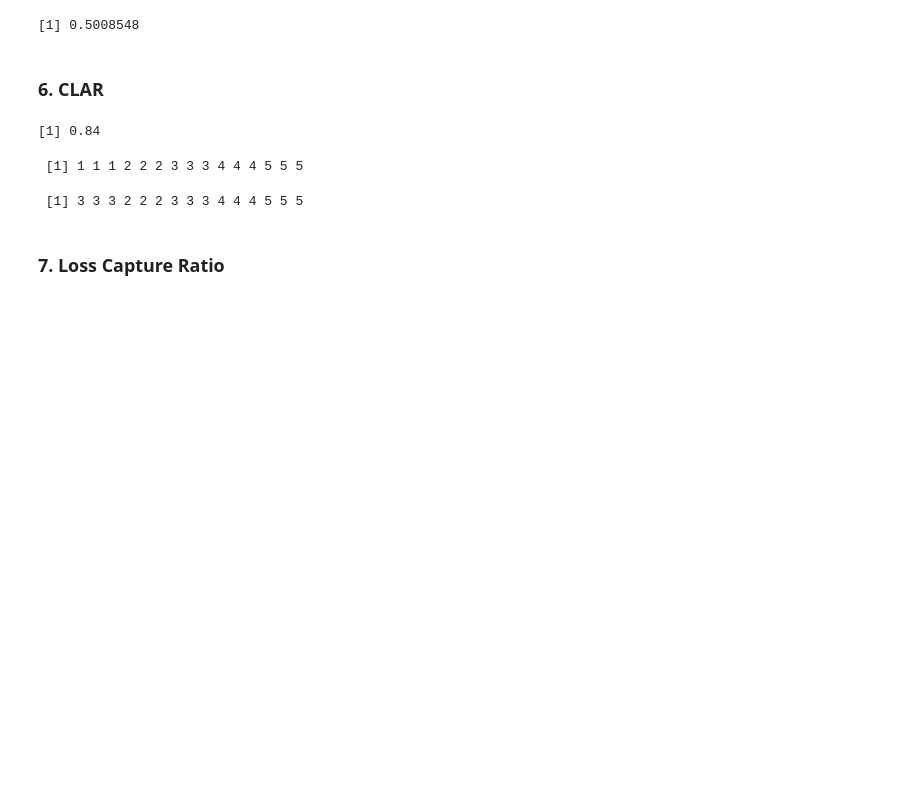
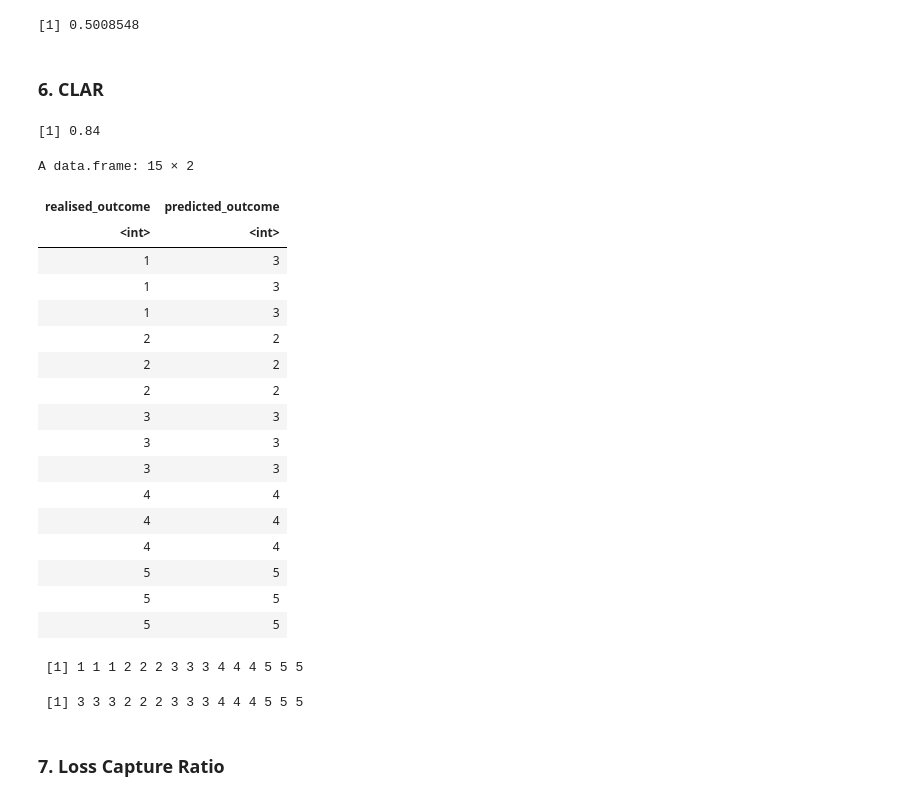
Before and after one commit to vanga/meliora, a Jupyter notebook: examples/r_benchmarks.ipynb, the cells around one changed output. Saved outputs shown, nothing was run; the diff lists cells and outputs as text; code cells hidden in the pictures; blank space fills up the shorter version.

```diff
--- a/examples/r_benchmarks.ipynb
+++ b/examples/r_benchmarks.ipynb
@@ -229,6 +229,27 @@ lgd_main <- read.csv("lgd_dataset.csv")
 clar(lgd_main$realised_outcome, lgd_main$predicted_outcome)
 # %% [output]
 [1] 0.84
+# %%
+lgd_main
+# %% [output]
+A data.frame: 15 × 2
+| realised_outcome | predicted_outcome |
+| <int> | <int> |
+| 1 | 3 |
+| 1 | 3 |
+| 1 | 3 |
+| 2 | 2 |
+| 2 | 2 |
+| 2 | 2 |
+| 3 | 3 |
+| 3 | 3 |
+| 3 | 3 |
+| 4 | 4 |
+| 4 | 4 |
+| 4 | 4 |
+| 5 | 5 |
+| 5 | 5 |
+| 5 | 5 |
 # %%
 (rep(1:5,each=3))
 # %% [output]
```
Also changed, not shown: parts of 11 cells of this notebook, 12 other files.
